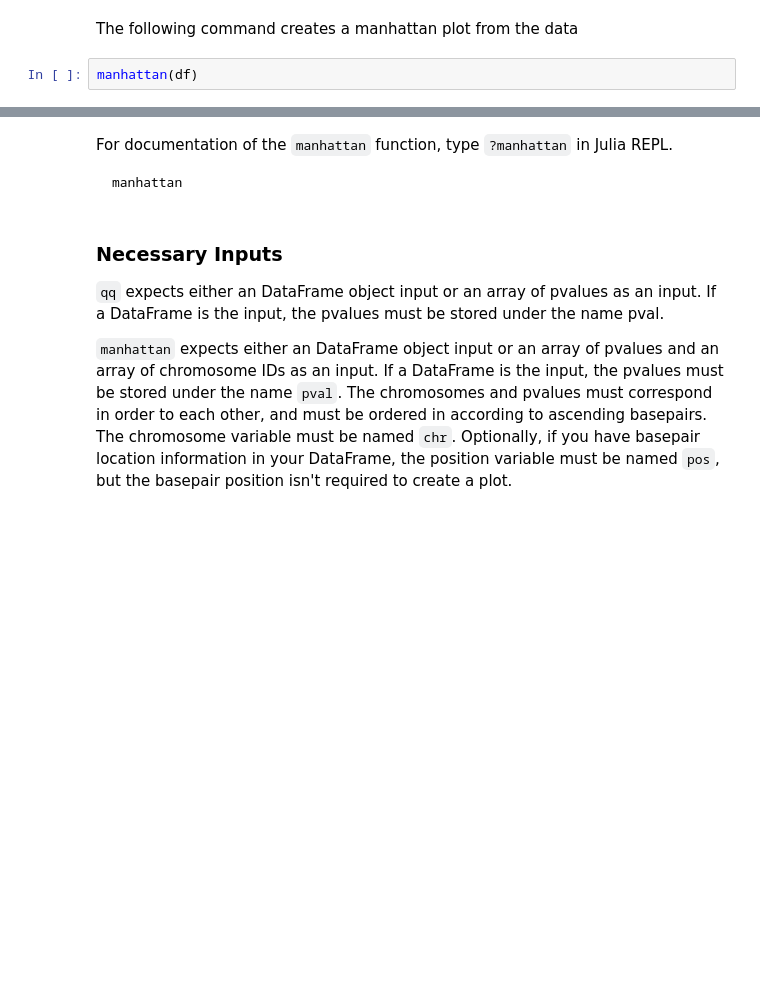
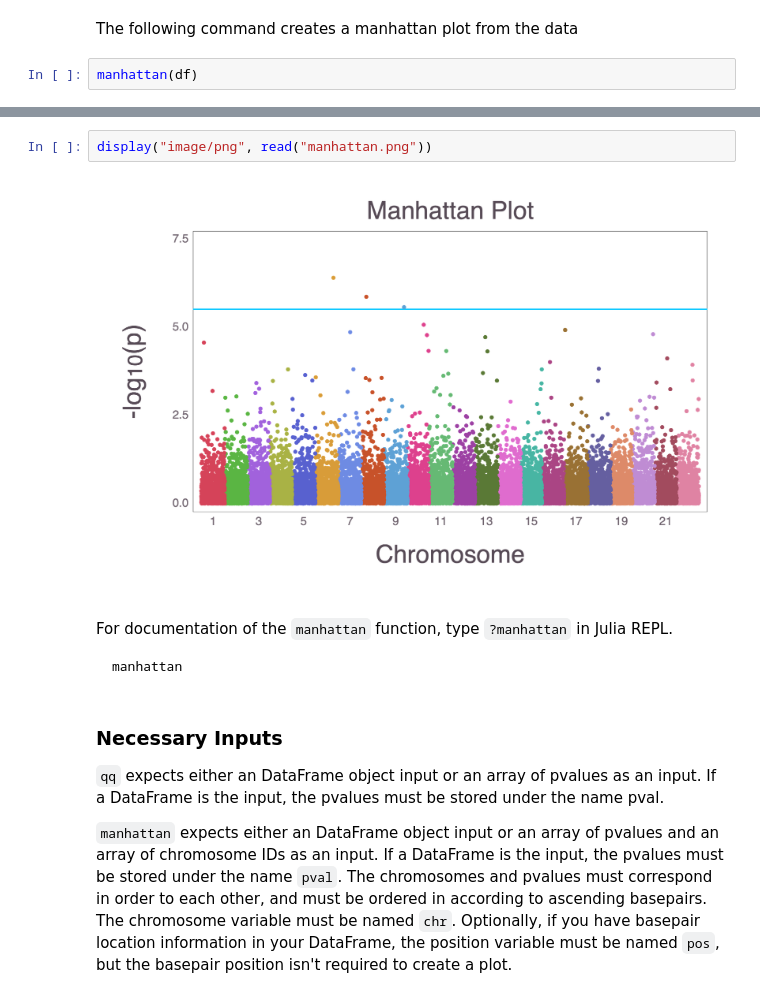
Before and after one commit to OpenMendel/MendelPlots.jl, a Jupyter notebook: docs/MendelPlots.ipynb, the cells around one changed output, grey strips where cells are left out. Cells and saved outputs as stored; diff of their text form; blank space fills up the shorter version.

````diff
--- a/docs/MendelPlots.ipynb
+++ b/docs/MendelPlots.ipynb
@@ -98,3 +102,7 @@ manhattan(df)
+# %%
+display("image/png", read("manhattan.png"))
+# %% [output]
+[figure, added]
 # %% [markdown]
 For documentation of the `manhattan` function, type `?manhattan` in Julia REPL.
 ```@docs
````
Also changed, not shown: parts of 15 cells of this notebook, 2 other files.
